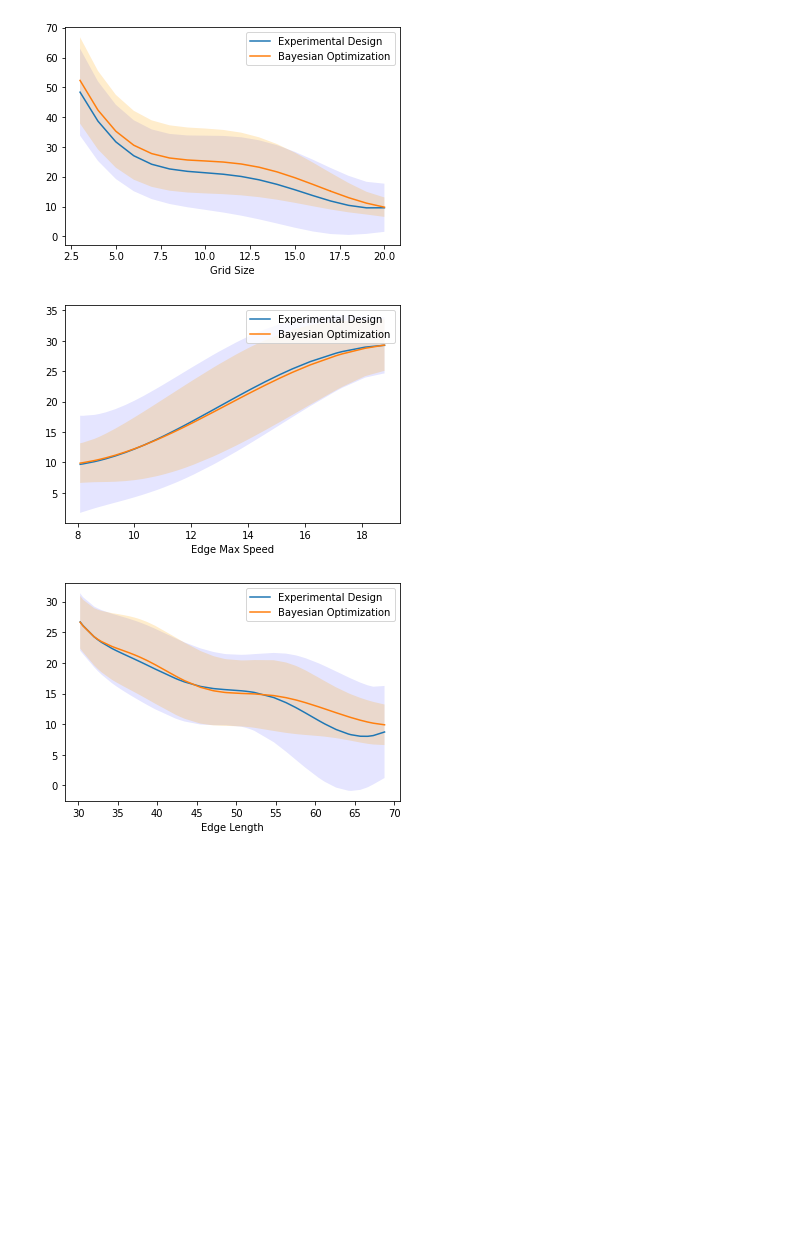
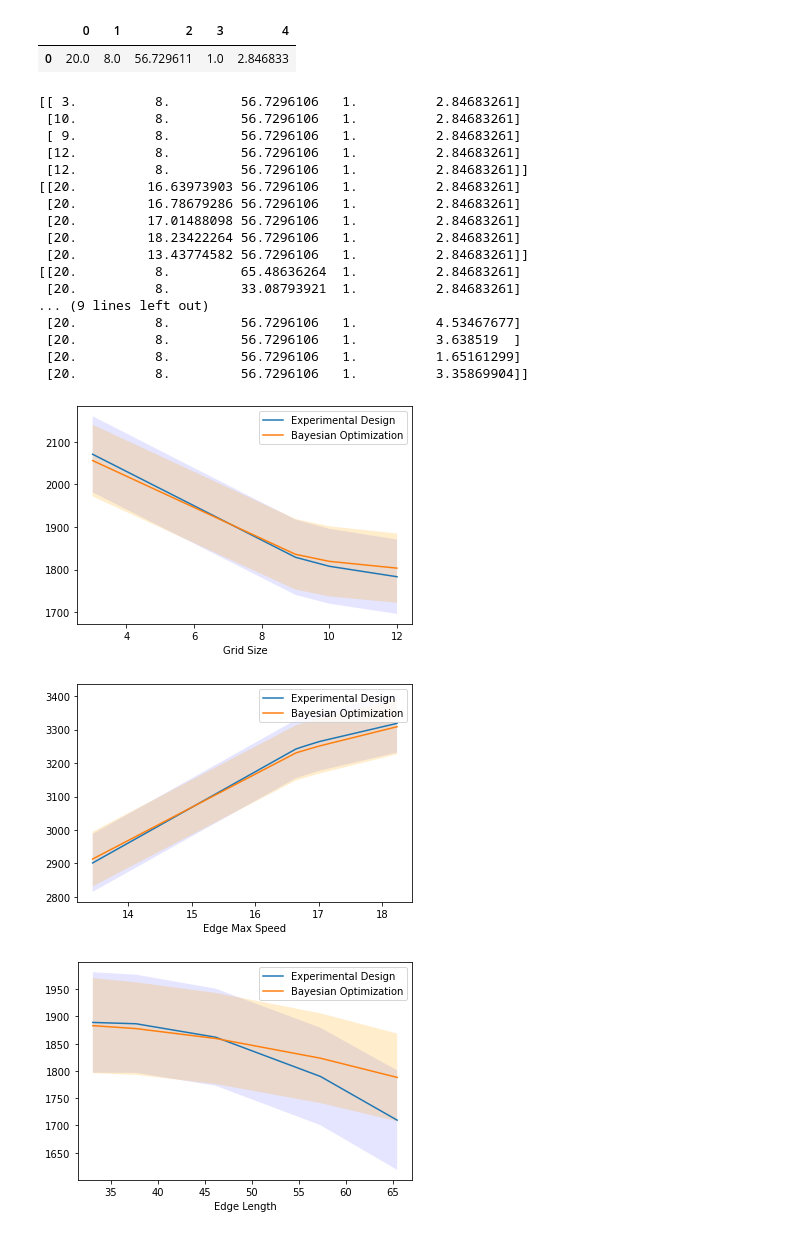
Before and after one commit to MatteoBettini/TrafficEmu, a Jupyter notebook: sensitivity_analysis/ofat-compare.ipynb, the cells around one changed output. Cells and saved outputs as stored; diff of their text form; code cells hidden in the pictures; blank space fills up the shorter version.

```diff
--- a/sensitivity_analysis/ofat-compare.ipynb
+++ b/sensitivity_analysis/ofat-compare.ipynb
@@ -12,7 +12,7 @@ bay_folder_name='bayesian_optimization'
 
 if random:
     exp_tl_file='5param_520_random_points_supervised_GP_timeloss_per_duration'
-    exp_co2_file='5param_520_random_points_supervised_GP_co2_per_duration'
+    exp_co2_file='ms_5param_520_random_points_supervised_GP_co2_per_duration'
 
     bay_tl_file='520_random_init_50_bay_opt_timeLoss'
     bay_tl_res='results_random_init_timeLoss'
@@ -25,7 +25,7 @@ if random:
 
 elif mv:
     exp_tl_file='5param_model_variance_20_init_points_500_loops_timeloss_per_duration'
-    exp_co2_file='5param_model_variance_20_init_points_500_loops_co2_per_duration'
+    exp_co2_file='ms_5param_model_variance_20_init_points_500_loops_co2_per_duration'
 
     bay_tl_file='520_model_variance_50_bay_timeLoss'
     bay_tl_res='results_model_variance_timeLoss'
@@ -38,12 +38,12 @@ elif mv:
 
 elif ivr:
     exp_tl_file='5param_integrated_variance_reduction_20_init_points_500_loops_timeloss_per_duration'
-    exp_co2_file='5param_integrated_variance_reduction_20_init_points_500_loops_co2_per_duration'
+    exp_co2_file='ARD_5param_integrated_variance_reduction_250_init_points_500_loops_co2_per_duration' # Actually 500 points
 
     bay_tl_file='520_integrated_variance_50_bay_timeLoss'
     bay_tl_res='results_integrated_variance_timeLoss'
-    bay_co2_file='520_integrated_variance_50_bay_emissions'
-    bay_co2_res='results_integrated_variance_emissions'
+    bay_co2_file='520_integrated_variance_50_bay_emissions_ARD'
+    bay_co2_res='results_integrated_variance_emissions_ARD'
 
     output_dir = "integrated_variance_reduction"
     if not os.path.isdir(output_dir):
@@ -65,6 +65,10 @@ elif parameter_space_variant == 'CO2':
     emissions_results = pickle.load(open('../bayesian_optimization/bayesian_opt_results/' + bay_co2_res + '.pkl', 'rb'))
     op_point_df = pd.DataFrame(emissions_results.minimum_location.reshape(1,-1))
 parameter_spaces = get_ofat_parameter_spaces_from_results(op_point_df)
+op_point_df
+# %% [output]
+|  | 0 | 1 | 2 | 3 | 4 |
+| 0 | 20.0 | 8.0 | 56.729611 | 1.0 | 2.846833 |
 # %%
 import numpy as np
 def run_emu(model, test_X, idx):
@@ -83,7 +87,7 @@ import pandas as pd
 import matplotlib.pyplot as plt
 
 
-num_data_points = 50
+num_data_points = 500
 for idx, space_dict in enumerate(parameter_spaces):
     fig, ax = plt.subplots()
     parameter_name = space_dict['name']
@@ -97,33 +101,50 @@ for idx, space_dict in enumerate(parameter_spaces):
         _, bay_tl_Y, bay_tl_std = run_emu(bay_tl_model, test_X, idx)
 
         data['tl_X'] = tl_X
         data['exp_tl_Y'] = exp_tl_Y
         data['exp_tl_std'] = exp_tl_std
         data['bay_tl_Y'] = bay_tl_Y
         data['bay_tl_std'] = bay_tl_std
         _ax1 = pd.DataFrame(data).plot.line(x='tl_X', y=['exp_tl_Y', 'bay_tl_Y'], ax=ax)
         _ax1.legend(['Experimental Design', 'Bayesian Optimization'])
         _ax1.fill_between(tl_X, exp_tl_Y - exp_tl_std, exp_tl_Y + exp_tl_std, facecolor='blue', alpha=0.1, interpolate=True)
         _ax1.fill_between(tl_X, bay_tl_Y - bay_tl_std, bay_tl_Y + bay_tl_std, facecolor='orange', alpha=0.2, interpolate=True)
 
     if parameter_space_variant == 'CO2':
         co2_X, exp_co2_Y, exp_co2_std = run_emu(exp_co2_model, test_X, idx)
         _, bay_co2_Y, bay_co2_std = run_emu(bay_co2_model, test_X, idx)
         data['co2_X'] = co2_X
         data['exp_co2_Y'] = exp_co2_Y
         data['exp_co2_std'] = exp_co2_std
         data['bay_co2_Y'] = bay_co2_Y
         data['bay_co2_std'] = bay_co2_std
         y_secondary = True if parameter_space_variant is None else False
         _ax2 = pd.DataFrame(data).plot.line(secondary_y=y_secondary, x='co2_X', y=['exp_co2_Y', 'bay_co2_Y'], ax=ax)
         _ax2.legend(['Experimental Design', 'Bayesian Optimization'])
         _ax2.fill_between(co2_X, exp_co2_Y - exp_co2_std, exp_co2_Y + exp_co2_std, facecolor='blue', alpha=0.1, interpolate=True)
         _ax2.fill_between(co2_X, bay_co2_Y - bay_co2_std, bay_co2_Y + bay_co2_std, facecolor='orange', alpha=0.2, interpolate=True)
 
     ax.set_xlabel(parameter_name)
 plt.subplots_adjust(hspace=0.3)
 fig.show()
 # %% [output]
+[[ 3.          8.         56.7296106   1.          2.84683261]
+ [10.          8.         56.7296106   1.          2.84683261]
+ [ 9.          8.         56.7296106   1.          2.84683261]
+ [12.          8.         56.7296106   1.          2.84683261]
+ [12.          8.         56.7296106   1.          2.84683261]]
+[[20.         16.63973903 56.7296106   1.          2.84683261]
+ [20.         16.78679286 56.7296106   1.          2.84683261]
+ [20.         17.01488098 56.7296106   1.          2.84683261]
+ [20.         18.23422264 56.7296106   1.          2.84683261]
+ [20.         13.43774582 56.7296106   1.          2.84683261]]
+[[20.          8.         65.48636264  1.          2.84683261]
+ [20.          8.         33.08793921  1.          2.84683261]
+... (9 lines left out)
+ [20.          8.         56.7296106   1.          4.53467677]
+ [20.          8.         56.7296106   1.          3.638519  ]
+ [20.          8.         56.7296106   1.          1.65161299]
+ [20.          8.         56.7296106   1.          3.35869904]]
-[figure, old version]
+[figure, new version]
-[figure, old version]
+[figure, new version]
-[figure, old version]
+[figure, new version]
```
Also changed, not shown: parts of 1 cell of this notebook, 9 other files.
